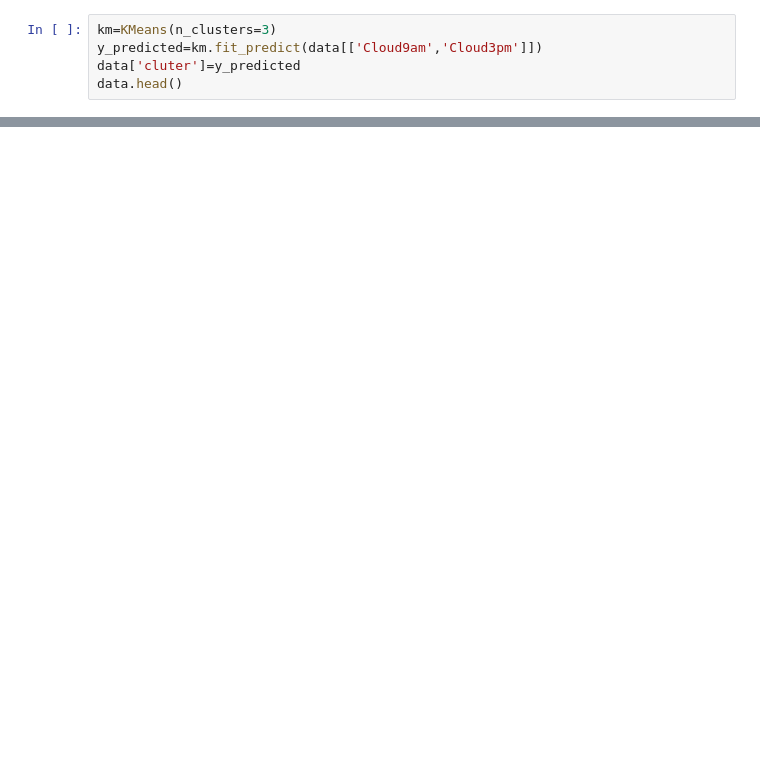
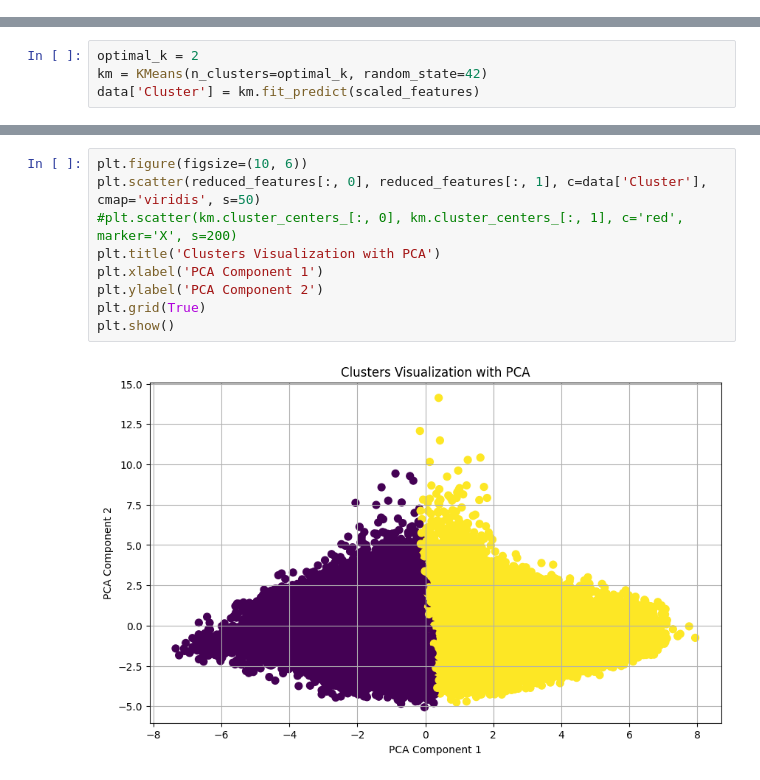
Before and after one commit to Team-RoboManipal/Samiksha-Ambastha, a Jupyter notebook: Samiksha_Ambastha_K-Means_CODE_Robomanipal.ipynb, the cells around one changed output, grey strips where cells are left out. Saved outputs shown, nothing was run; the diff lists cells and outputs as text; blank space fills up the shorter version.

```diff
--- a/Samiksha_Ambastha_K-Means_CODE_Robomanipal.ipynb
+++ b/Samiksha_Ambastha_K-Means_CODE_Robomanipal.ipynb
@@ -34,5 +83,0 @@ plt.plot(k_rng,sse)
-# %%
-km=KMeans(n_clusters=3)
-y_predicted=km.fit_predict(data[['Cloud9am','Cloud3pm']])
-data['cluter']=y_predicted
-data.head()
@@ -60,0 +94,4 @@ plt.legend()
+# %%
+optimal_k = 2
+km = KMeans(n_clusters=optimal_k, random_state=42)
+data['Cluster'] = km.fit_predict(scaled_features)
@@ -60,0 +110,11 @@ plt.legend()
+# %%
+plt.figure(figsize=(10, 6))
+plt.scatter(reduced_features[:, 0], reduced_features[:, 1], c=data['Cluster'], cmap='viridis', s=50)
+#plt.scatter(km.cluster_centers_[:, 0], km.cluster_centers_[:, 1], c='red', marker='X', s=200)
+plt.title('Clusters Visualization with PCA')
+plt.xlabel('PCA Component 1')
+plt.ylabel('PCA Component 2')
+plt.grid(True)
+plt.show()
+# %% [output]
+[figure, added]
```
Also changed, not shown: parts of 11 cells of this notebook.
